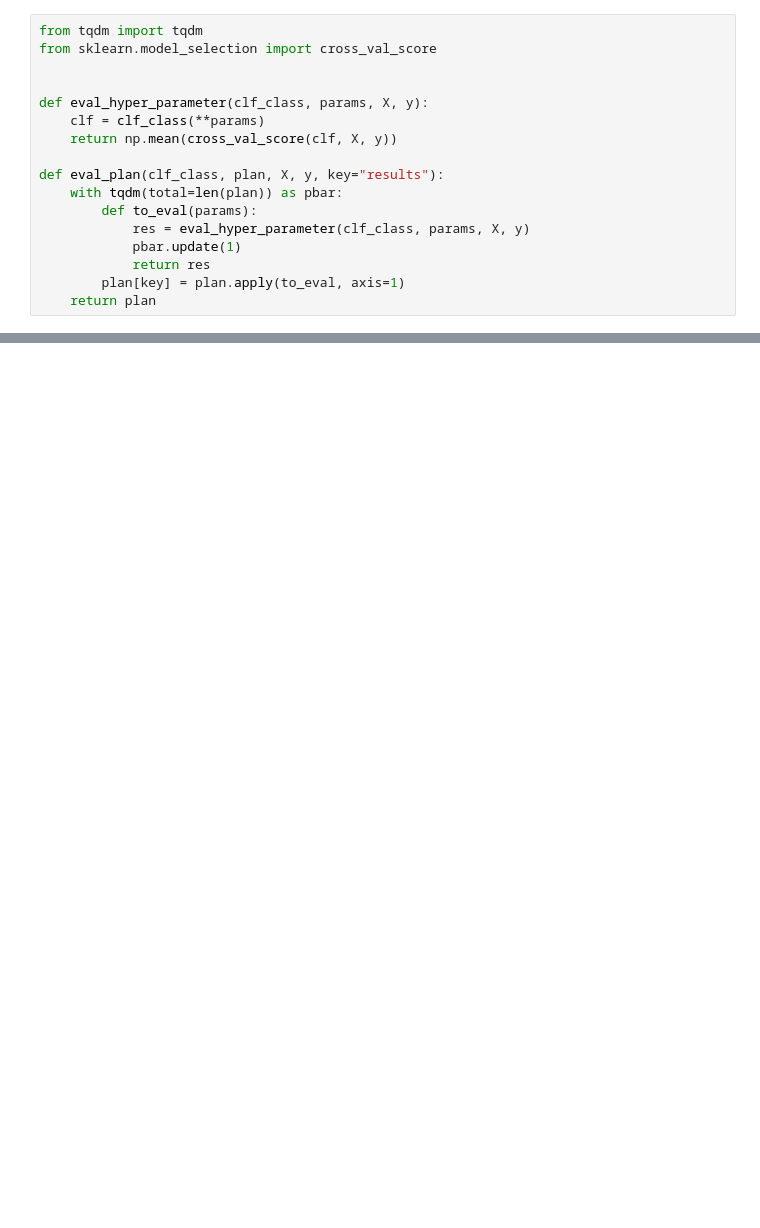
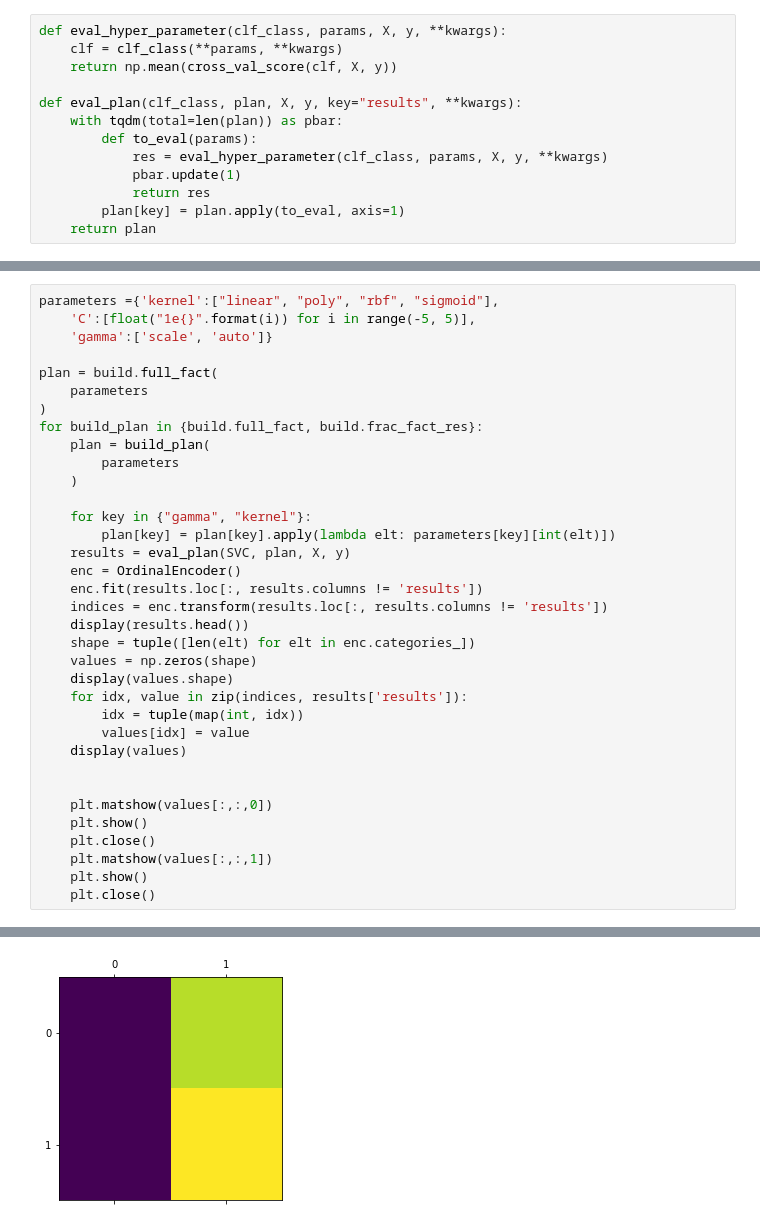
Before and after one commit to fd0r/design_of_experiment, a Jupyter notebook: python_notebook.ipynb, the cells around one changed output, grey strips where cells are left out. Drawn from its saved outputs; the diff is of its cells as text; blank space fills up the shorter version.

```diff
--- a/python_notebook.ipynb
+++ b/python_notebook.ipynb
@@ -8,16 +29,12 @@ import pandas as pd
 # %%
-from tqdm import tqdm
-from sklearn.model_selection import cross_val_score
-
-
-def eval_hyper_parameter(clf_class, params, X, y):
-    clf = clf_class(**params)
+def eval_hyper_parameter(clf_class, params, X, y, **kwargs):
+    clf = clf_class(**params, **kwargs)
     return np.mean(cross_val_score(clf, X, y))
 
-def eval_plan(clf_class, plan, X, y, key="results"):
+def eval_plan(clf_class, plan, X, y, key="results", **kwargs):
     with tqdm(total=len(plan)) as pbar:
         def to_eval(params):
-            res = eval_hyper_parameter(clf_class, params, X, y)
+            res = eval_hyper_parameter(clf_class, params, X, y, **kwargs)
             pbar.update(1)
             return res
         plan[key] = plan.apply(to_eval, axis=1)
@@ -89,0 +44,36 @@ Temperature had more than two levels. Assigning the end point to the high level.
+# %%
+parameters ={'kernel':["linear", "poly", "rbf", "sigmoid"],
+    'C':[float("1e{}".format(i)) for i in range(-5, 5)],
+    'gamma':['scale', 'auto']}
+
+plan = build.full_fact(
+    parameters
+)
+for build_plan in {build.full_fact, build.frac_fact_res}:
+    plan = build_plan(
+        parameters
+    )
+
+    for key in {"gamma", "kernel"}:
+        plan[key] = plan[key].apply(lambda elt: parameters[key][int(elt)])
+    results = eval_plan(SVC, plan, X, y)
+    enc = OrdinalEncoder()
+    enc.fit(results.loc[:, results.columns != 'results'])
+    indices = enc.transform(results.loc[:, results.columns != 'results'])
+    display(results.head())
+    shape = tuple([len(elt) for elt in enc.categories_])
+    values = np.zeros(shape)
+    display(values.shape)
+    for idx, value in zip(indices, results['results']):
+        idx = tuple(map(int, idx))
+        values[idx] = value
+    display(values)
+
+
+    plt.matshow(values[:,:,0])
+    plt.show()
+    plt.close()
+    plt.matshow(values[:,:,1])
+    plt.show()
+    plt.close()
+# %% [output]
@@ -89,0 +94 @@ Temperature had more than two levels. Assigning the end point to the high level.
+[figure, added]
```
Also changed, not shown: parts of 18 cells of this notebook.
